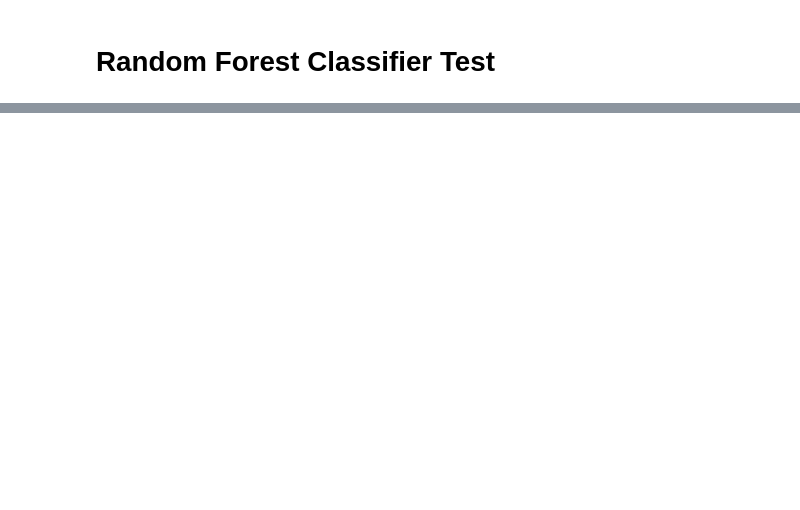
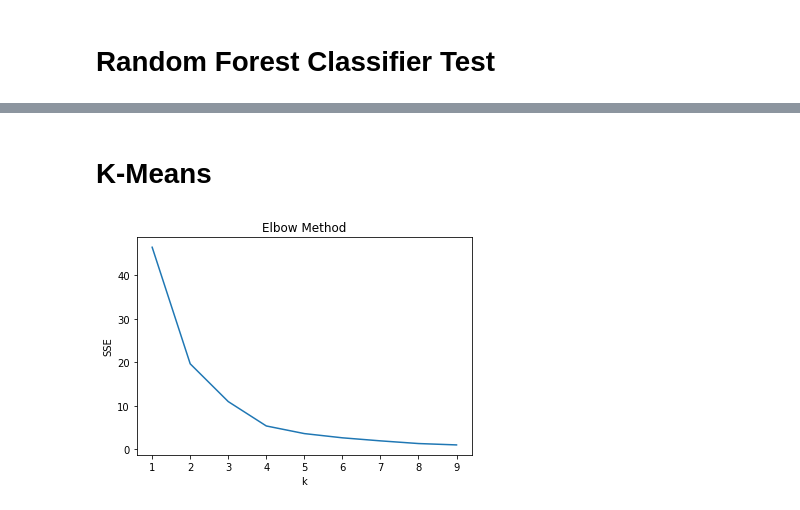
Before and after one commit to Michaelfr22/Final_Project, a Jupyter notebook: ML_Emission_Year_GDP.ipynb, the cells around one changed output, grey strips where cells are left out. Cells and saved outputs as stored; diff of their text form; code cells hidden in the pictures; blank space fills up the shorter version.

```diff
--- a/ML_Emission_Year_GDP.ipynb
+++ b/ML_Emission_Year_GDP.ipynb
@@ -81,7 +84,7 @@ display(year_avg)
 # plt.show()
 # %%
 #Drop non-necessary columns due to lack of information or too many 0's that will confuse ML model
-us_emi_df = us_emi_df.drop(columns=['CH4', 'CO2', 'N2O', 'F-Gas'])
+us_emi_df = us_emi_df.drop(columns=['CH4', 'CO2', 'N2O', 'F-Gas']).loc[(us_emi_df['State'] != 'USA')]
 gdp_emi = gdp_emi.drop(columns=['CH4', 'CO2', 'N2O', 'F-Gas'])
 pop_emi = pop_emi.drop(columns=['CH4', 'CO2', 'N2O', 'F-Gas'])
 # %%
@@ -149,0 +167,25 @@ Testing Score: 0.695460018814406
+# %% [markdown]
+# K-Means
+# %%
+X = us_emi_df[['All GHG']]
+y = us_emi_df['GDP']
+
+# Scale the dataset using MinMaxScaler()
+X_scaled = MinMaxScaler().fit_transform(X)
+
+X_scaled.sort()
+# %%
+sse = {}
+K = range(1,10)
+for k in K:
+    kmeanmodel = KMeans(n_clusters=k).fit(X_scaled)
+    sse[k]= kmeanmodel.inertia_
+
+# Plot
+plt.plot(list(sse.keys()), list(sse.values()))
+plt.xlabel('k')
+plt.ylabel('SSE')
+plt.title('Elbow Method')
+plt.show()
+# %% [output]
+[figure, added]
```
Also changed, not shown: parts of 13 cells of this notebook, 3 other files.
